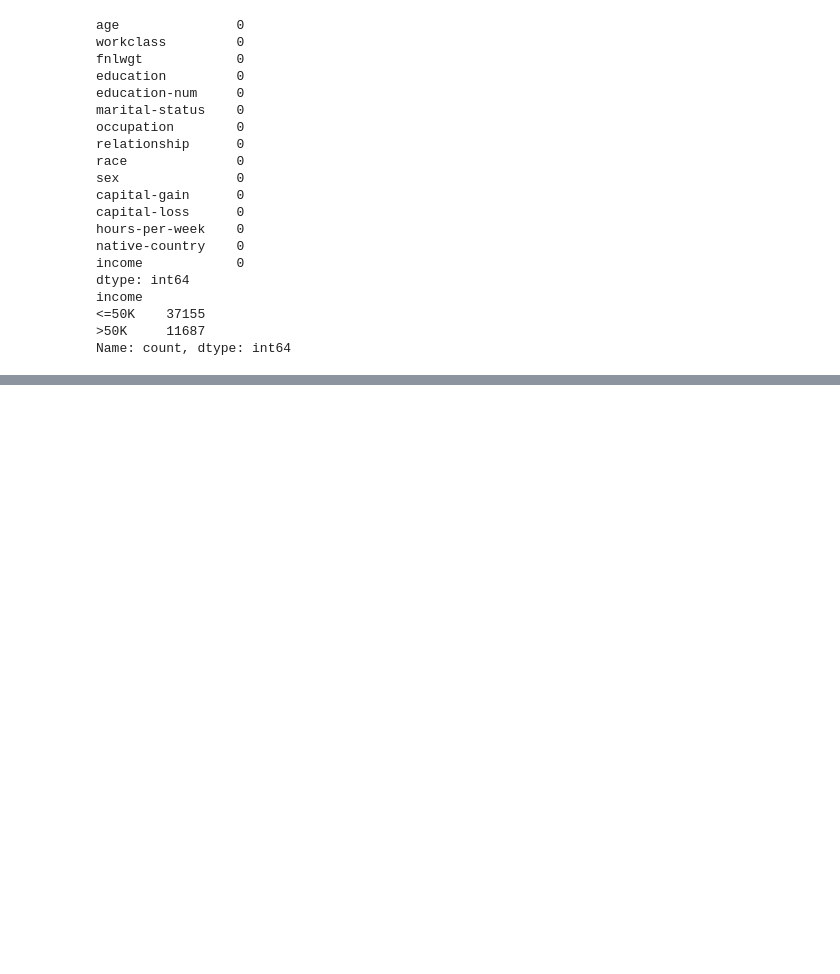
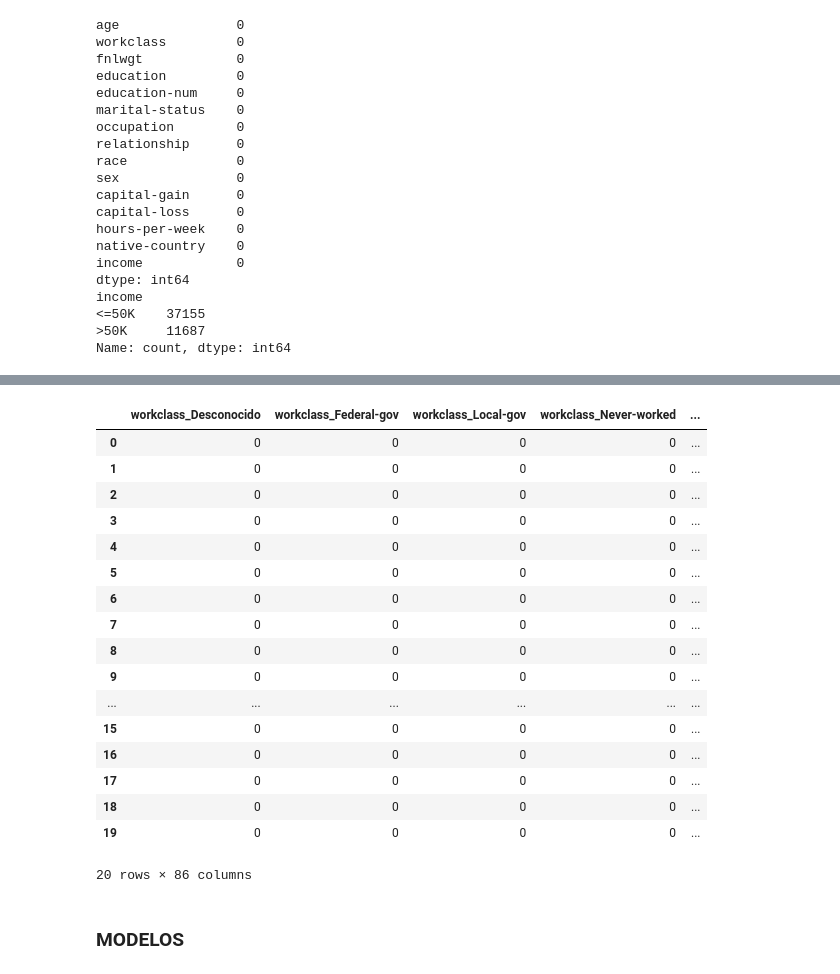
Before and after one commit to BreinerNavarro/IA_II, a Jupyter notebook: Corte_III/censusIcome.ipynb, the cells around one changed output, grey strips where cells are left out. Drawn from its saved outputs; the diff is of its cells as text; code cells hidden in the pictures; blank space fills up the shorter version.

```diff
--- a/Corte_III/censusIcome.ipynb
+++ b/Corte_III/censusIcome.ipynb
@@ -192,0 +242,6 @@ df.head(20)
+# %%
+"""convierte cada categoría en una pregunta de sí/no, mide qué tanto se relaciona cada respuesta
+con ganar >50K y te muestra las 10 relaciones más fuertes, tanto positivas como negativas."""
+
+dummies = pd.get_dummies(df.select_dtypes(exclude="number"), dtype=int)
+print(dummies.corrwith(df["income"]).sort_values(key=abs, ascending=False).head(30).round(3))
@@ -192,0 +266,23 @@ df.head(20)
+# %%
+dummies.head(20)    # Verificamos que las variables categóricas se hayan convertido correctamente en variables dummy
+# %% [output]
+|  | workclass_Desconocido | workclass_Federal-gov | workclass_Local-gov | workclass_Never-worked | ... |
+| 0 | 0 | 0 | 0 | 0 | ... |
+| 1 | 0 | 0 | 0 | 0 | ... |
+| 2 | 0 | 0 | 0 | 0 | ... |
+| 3 | 0 | 0 | 0 | 0 | ... |
+| 4 | 0 | 0 | 0 | 0 | ... |
+| 5 | 0 | 0 | 0 | 0 | ... |
+| 6 | 0 | 0 | 0 | 0 | ... |
+| 7 | 0 | 0 | 0 | 0 | ... |
+| 8 | 0 | 0 | 0 | 0 | ... |
+| 9 | 0 | 0 | 0 | 0 | ... |
+| ... | ... | ... | ... | ... | ... |
+| 15 | 0 | 0 | 0 | 0 | ... |
+| 16 | 0 | 0 | 0 | 0 | ... |
+| 17 | 0 | 0 | 0 | 0 | ... |
+| 18 | 0 | 0 | 0 | 0 | ... |
+| 19 | 0 | 0 | 0 | 0 | ... |
+20 rows × 86 columns
+# %% [markdown]
+### MODELOS
```
Also changed, not shown: parts of 15 cells of this notebook.
